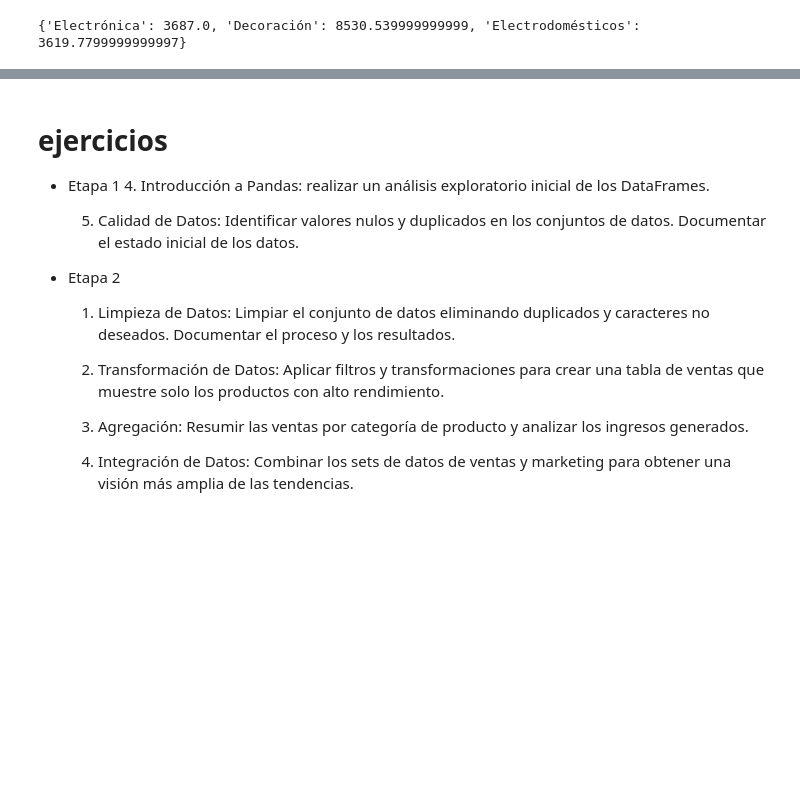
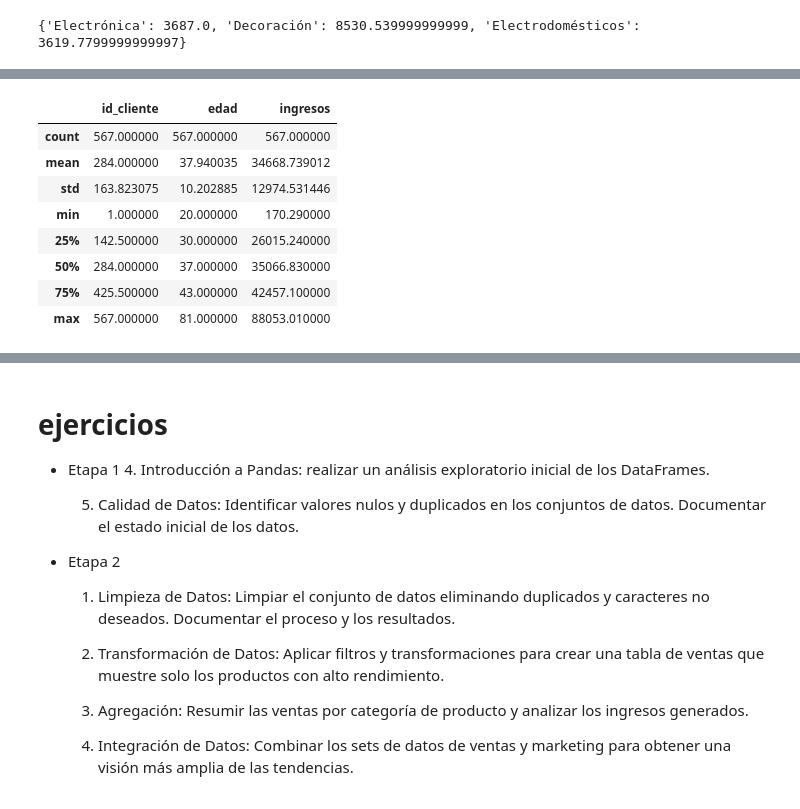
Before and after one commit to FedeM-Git/TT-2C2025-Data-Analitycs-Notebooks, a Jupyter notebook: Pre-Entrega_Maune/Pre-Entrega_Maune, Juan_Federico.ipynb, the cells around one changed output, grey strips where cells are left out. Saved outputs shown, nothing was run; the diff lists cells and outputs as text; code cells hidden in the pictures; blank space fills up the shorter version.

```diff
--- a/Pre-Entrega_Maune/Pre-Entrega_Maune, Juan_Federico.ipynb
+++ b/Pre-Entrega_Maune/Pre-Entrega_Maune, Juan_Federico.ipynb
@@ -97,0 +132,12 @@ print(ventas_por_categoria)
+# %%
+df_clientes.describe()
+# %% [output]
+|  | id_cliente | edad | ingresos |
+| count | 567.000000 | 567.000000 | 567.000000 |
+| mean | 284.000000 | 37.940035 | 34668.739012 |
+| std | 163.823075 | 10.202885 | 12974.531446 |
+| min | 1.000000 | 20.000000 | 170.290000 |
+| 25% | 142.500000 | 30.000000 | 26015.240000 |
+| 50% | 284.000000 | 37.000000 | 35066.830000 |
+| 75% | 425.500000 | 43.000000 | 42457.100000 |
+| max | 567.000000 | 81.000000 | 88053.010000 |
```
Also changed, not shown: parts of 17 cells of this notebook.
